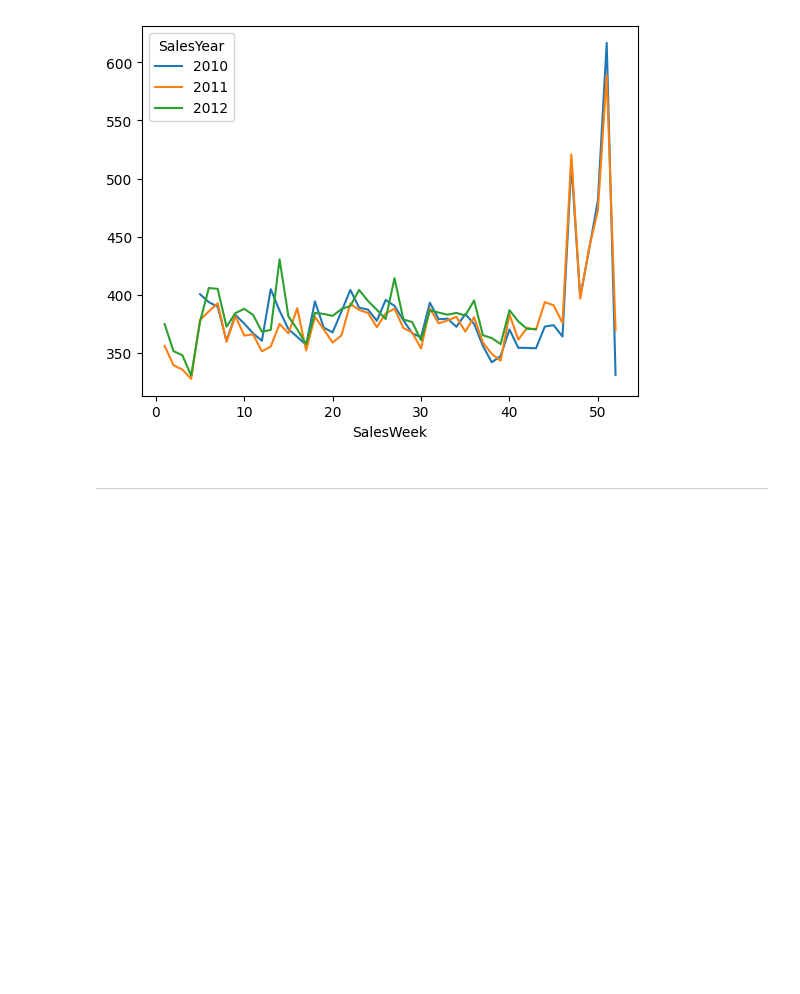
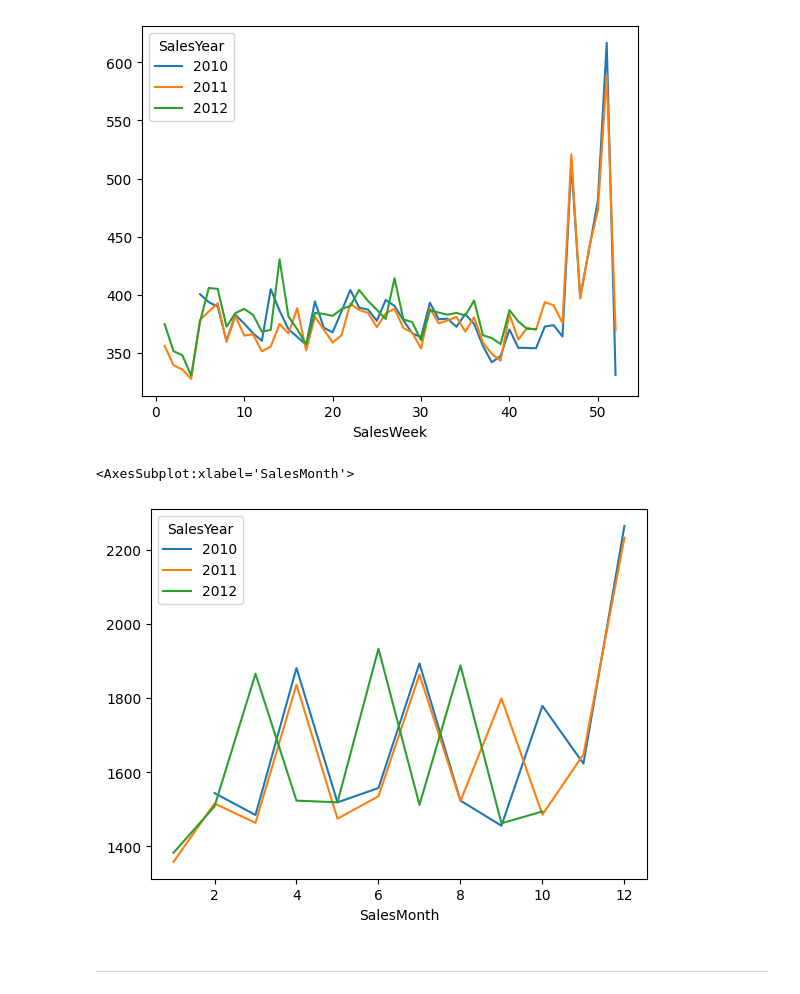
Before and after one commit to Golder-Development/CI_DA_Project_Jan2025_pg, a Jupyter notebook: jupyter_notebooks/IFa_JupyterNotebpook.ipynb, the cells around one changed output. Saved outputs shown, nothing was run; the diff lists cells and outputs as text; code cells hidden in the pictures; blank space fills up the shorter version.

```diff
--- a/jupyter_notebooks/IFa_JupyterNotebpook.ipynb
+++ b/jupyter_notebooks/IFa_JupyterNotebpook.ipynb
@@ -468,6 +465,12 @@ Weekly_storesalessummary.plot()
 # %% [output]
 <AxesSubplot:xlabel='SalesWeek'>
 [figure]
+# %%
+Weekly_storesalessummary2 = pd.pivot_table(storesalessummary, index ='SalesMonth', columns = 'SalesYear', values = 'NMDS_PerSqFt', aggfunc='sum')
+Weekly_storesalessummary2.plot()
+# %% [output]
+<AxesSubplot:xlabel='SalesMonth'>
+[figure, added]
 # %% [markdown]
 ---
 # %% [markdown]
```
Also changed, not shown: parts of 7 cells of this notebook.
